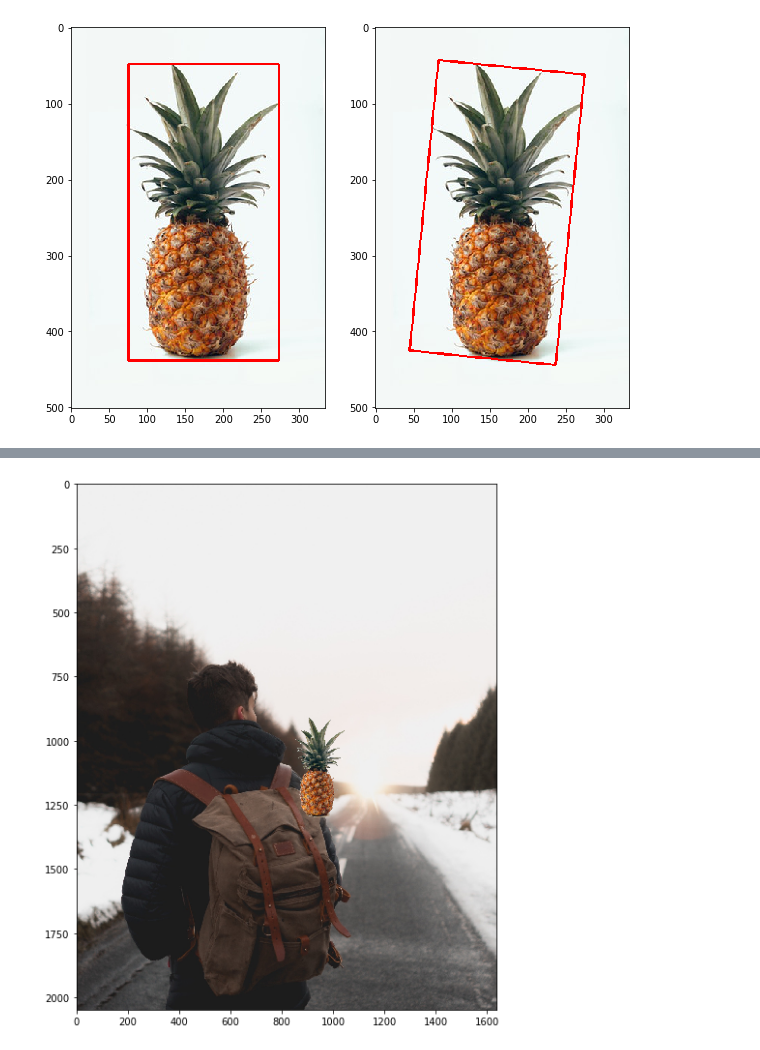
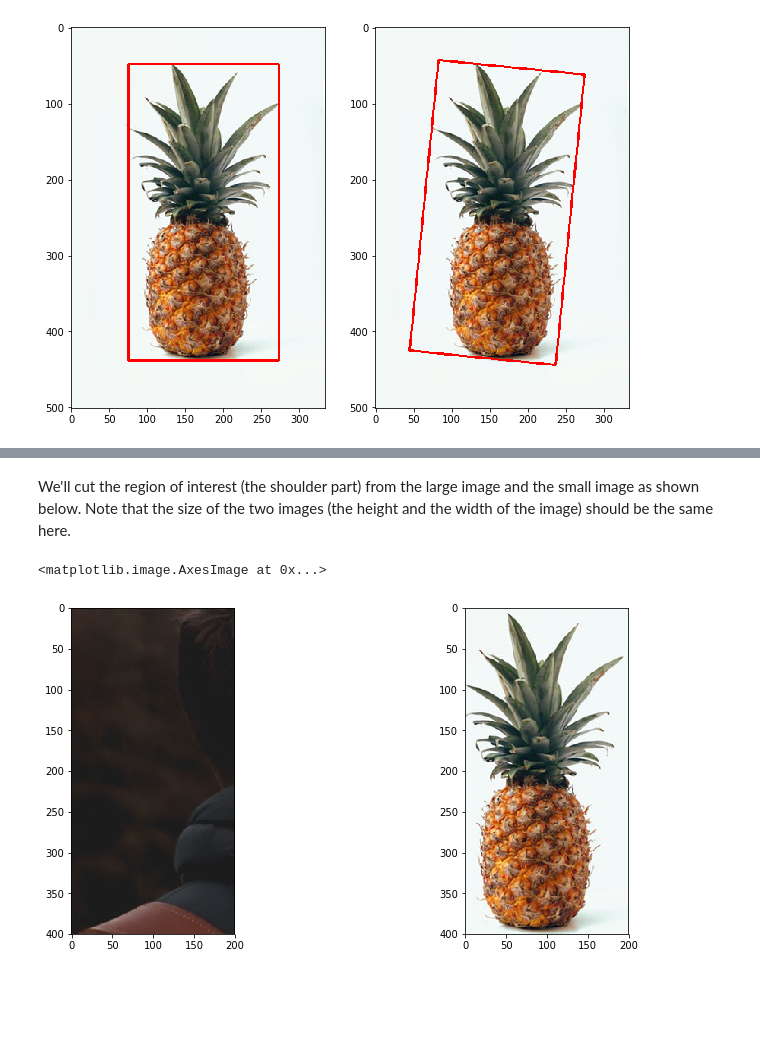
Before and after one commit to jjone36/vision_4_beginners, a Jupyter notebook: part4_contour_mapping.ipynb, the cells around one changed output, grey strips where cells are left out. Cells and saved outputs as stored; diff of their text form; code cells hidden in the pictures; blank space fills up the shorter version.

Commit message:
part 4 update

```diff
--- a/part4_contour_mapping.ipynb
+++ b/part4_contour_mapping.ipynb
@@ -253,5 +221,13 @@ plt.imshow(dst)
-# %%
-backpacker[900:1300, 850:1050] = dst
-display(backpacker)
-# %% [output]
-[figure, removed]
+# %% [markdown]
+We'll cut the region of interest (the shoulder part) from the large image and the small image as shown below. Note that the size of the two images (the height and the width of the image) should be the same here.
+# %%
+# Crop the small image and the roi
+img_2 = img[40:440, 80:280]
+roi = backpacker[750:1150, 300:500]
+
+plt.figure(figsize = (10, 6))
+plt.subplot(1, 3, 1); plt.imshow(roi)
+plt.subplot(1, 3, 3); plt.imshow(img_2)
+# %% [output]
+<matplotlib.image.AxesImage at 0x...>
+[figure, added]
```
Also changed, not shown: parts of 44 cells of this notebook, 3 other files.
